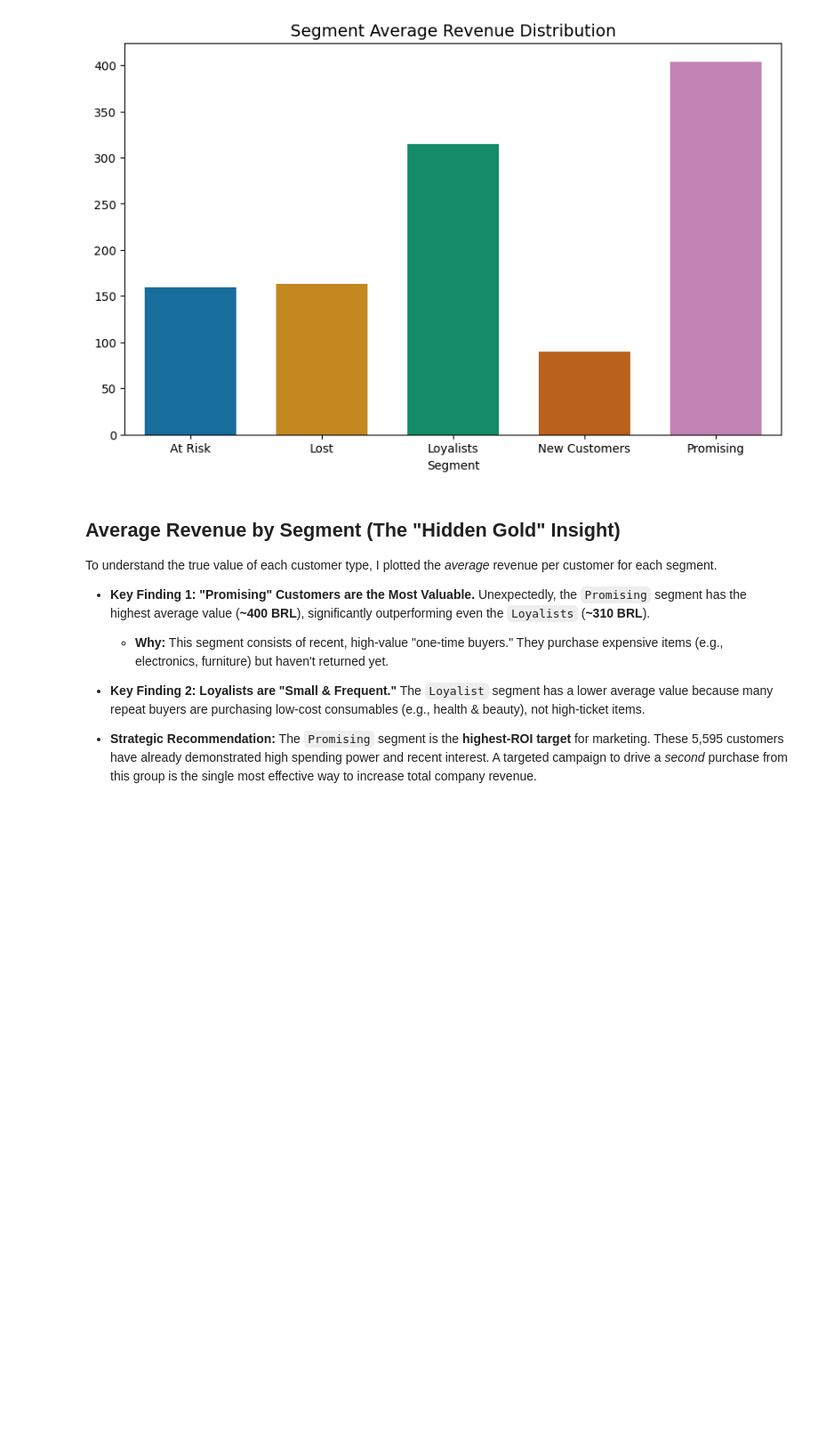
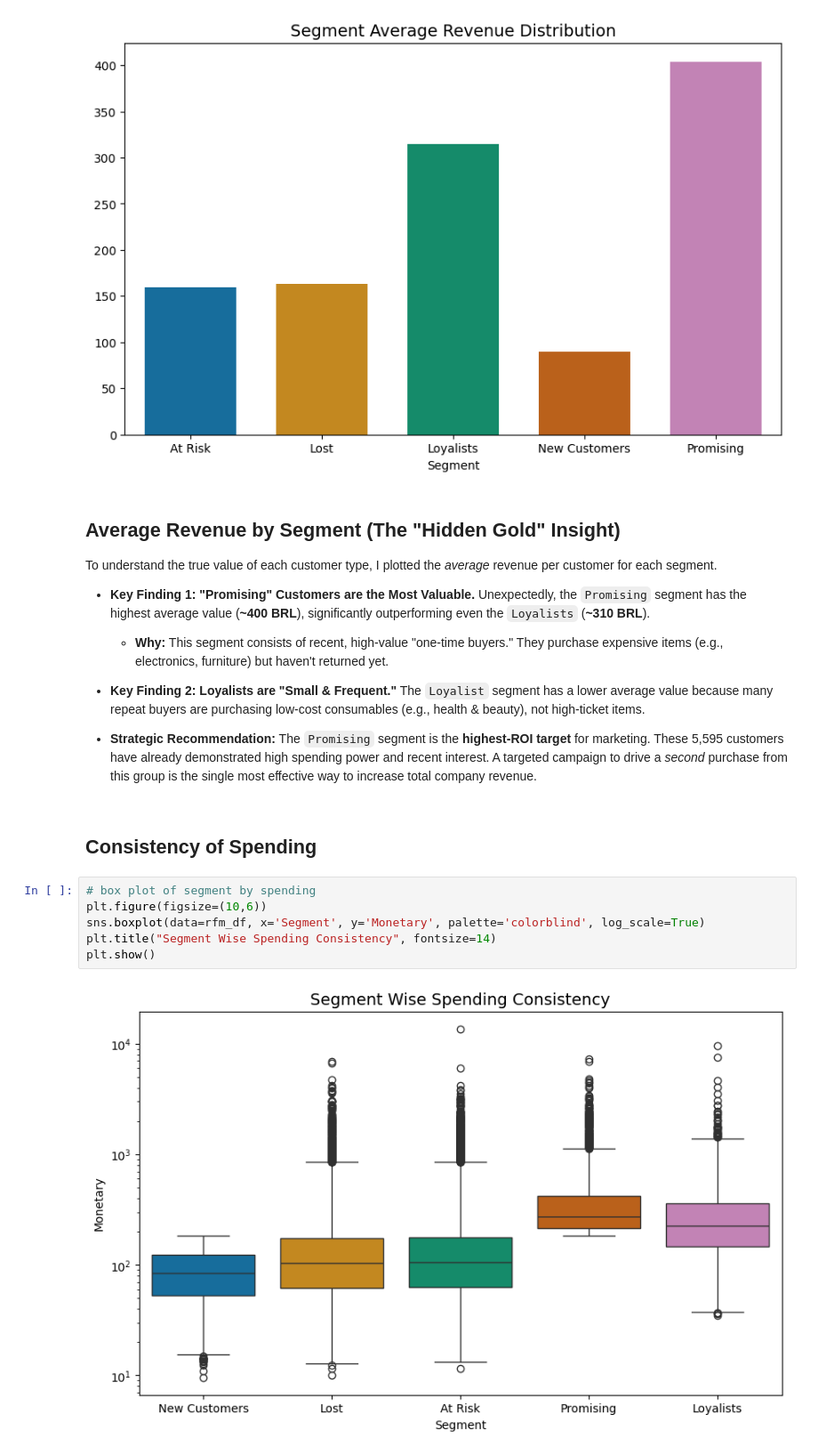
Before and after one commit to zeeshan-akram-ds/Olist-ECommerce-Analysis, a Jupyter notebook: notebooks/03_RFM_Analysis.ipynb, the cells around one changed output. Shown at 89% size. Cells and saved outputs as stored; diff of their text form; blank space fills up the shorter version.

Commit message:
Check Consistency of spending for each segment and conclude the RFM insights.

```diff
--- a/notebooks/03_RFM_Analysis.ipynb
+++ b/notebooks/03_RFM_Analysis.ipynb
@@ -494,3 +494,13 @@ To understand the true value of each customer type, I plotted the *average* reve
 
 * **Strategic Recommendation:**
     The `Promising` segment is the **highest-ROI target** for marketing. These 5,595 customers have already demonstrated high spending power and recent interest. A targeted campaign to drive a *second* purchase from this group is the single most effective way to increase total company revenue.
+# %% [markdown]
+## Consistency of Spending
+# %%
+# box plot of segment by spending
+plt.figure(figsize=(10,6))
+sns.boxplot(data=rfm_df, x='Segment', y='Monetary', palette='colorblind', log_scale=True)
+plt.title("Segment Wise Spending Consistency", fontsize=14)
+plt.show()
+# %% [output]
+[figure, added]
```
Also changed, not shown: parts of 1 cell of this notebook.
